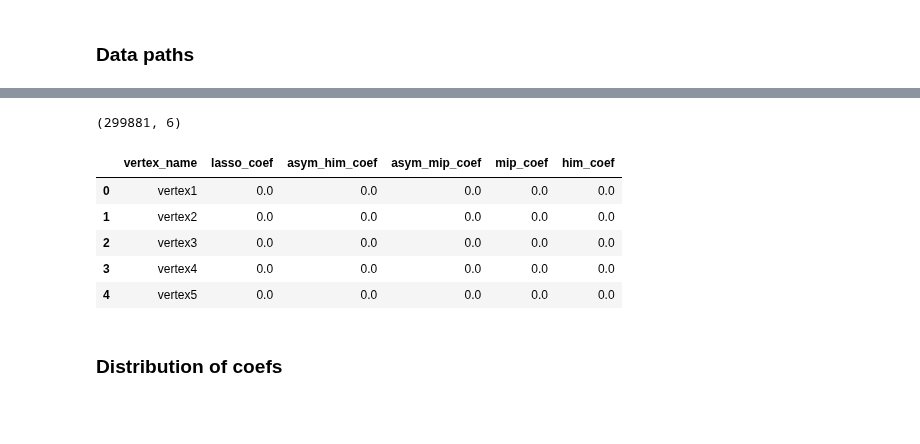
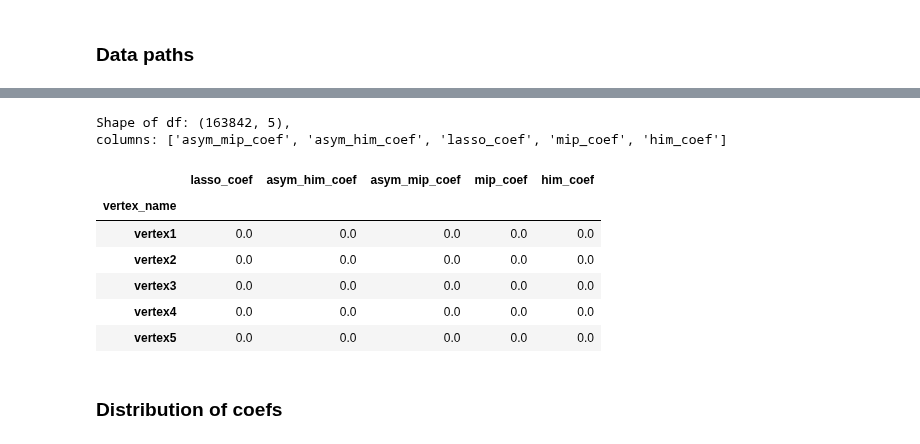
Before and after one commit to neurodatascience/compare-surf-tools, a Jupyter notebook: notebooks/generate_plots_amadou.ipynb, the cells around one changed output, grey strips where cells are left out. Drawn from its saved outputs; the diff is of its cells as text; code cells hidden in the pictures; blank space fills up the shorter version.

Commit message:
added code for amadou plots

```diff
--- a/notebooks/generate_plots_amadou.ipynb
+++ b/notebooks/generate_plots_amadou.ipynb
@@ -48,17 +44,12 @@ subject_ID_col = 'SubjID'
 # %% [markdown]
 ### Data paths
 # %%
-proj_dir = '/home/nikhil/projects/CT_reproduce/'
-data_dir = proj_dir + 'code/compare-surf-tools/data/Amadou/'
-results_dir = data_dir + 'results/'
+proj_dir = '/home/nikhil/projects/CT_reproduce/code/compare-surf-tools/'
+data_dir = proj_dir + 'data/Amadou/input_CSVs/'
+figures_dir = proj_dir + 'data/Amadou/output_figures/'
 
-common_space = proj_dir + 'code/compare-surf-tools/config/fsaverage/'
-demograph_file = 'ABIDE_Phenotype.csv'
+common_space = proj_dir + 'config/fsaverage/'
 
-outlier_QC_file = proj_dir + 'data/fs_output/fs60_vertex_out_sample/abide_fs60_vout_fwhm0_lh_SubjectIDFormatted_test20.csv'
 
-#abide_fs60_vout_fwhm0_lh_SubjectIDFormatted_test_nonzero.csv'
-
-#abide_fs60_vout_fwhm0_lh_SubjectIDFormatted_test20.csv'
-
-brain_coef_file = data_dir + 'out_coef_est_left_right_hem_con.csv'
+brain_coef_file_lh = data_dir + 'out_coef_est_con_lh.csv'
+brain_coef_file_rh = data_dir + 'out_coef_est_con_rh.csv'
@@ -86,14 +56,20 @@ sns.distplot(mean_thickness)
 # %%
-brain_coef = pd.read_csv(brain_coef_file)
-print(brain_coef.shape)
+brain_coef = pd.read_csv(brain_coef_file_lh,index_col=[0])
+
+coef_names = ['asym_mip_coef','asym_him_coef','lasso_coef','mip_coef','him_coef']
+
+print('Shape of df: {}, \ncolumns: {}'.format(brain_coef.shape, coef_names))
+
 brain_coef.head()
 # %% [output]
-(299881, 6)
+Shape of df: (163842, 5),
+columns: ['asym_mip_coef', 'asym_him_coef', 'lasso_coef', 'mip_coef', 'him_coef']
-|  | vertex_name | lasso_coef | asym_him_coef | asym_mip_coef | mip_coef | him_coef |
-| 0 | vertex1 | 0.0 | 0.0 | 0.0 | 0.0 | 0.0 |
-| 1 | vertex2 | 0.0 | 0.0 | 0.0 | 0.0 | 0.0 |
-| 2 | vertex3 | 0.0 | 0.0 | 0.0 | 0.0 | 0.0 |
-| 3 | vertex4 | 0.0 | 0.0 | 0.0 | 0.0 | 0.0 |
-| 4 | vertex5 | 0.0 | 0.0 | 0.0 | 0.0 | 0.0 |
+|  | lasso_coef | asym_him_coef | asym_mip_coef | mip_coef | him_coef |
+| vertex_name |  |  |  |  |  |
+| vertex1 | 0.0 | 0.0 | 0.0 | 0.0 | 0.0 |
+| vertex2 | 0.0 | 0.0 | 0.0 | 0.0 | 0.0 |
+| vertex3 | 0.0 | 0.0 | 0.0 | 0.0 | 0.0 |
+| vertex4 | 0.0 | 0.0 | 0.0 | 0.0 | 0.0 |
+| vertex5 | 0.0 | 0.0 | 0.0 | 0.0 | 0.0 |
 # %% [markdown]
 ### Distribution of coefs
```
Also changed, not shown: parts of 15 cells of this notebook, 11 other files.
